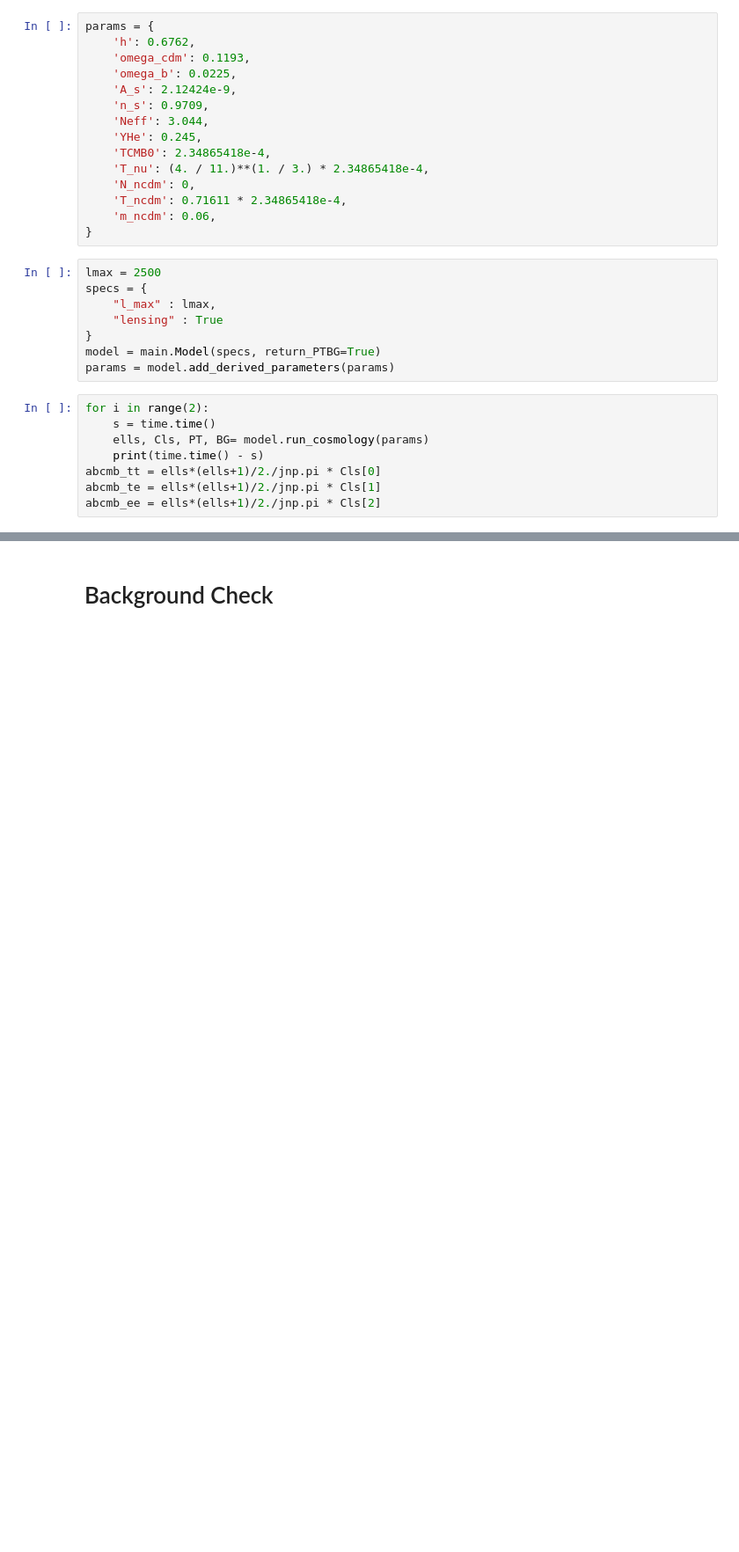
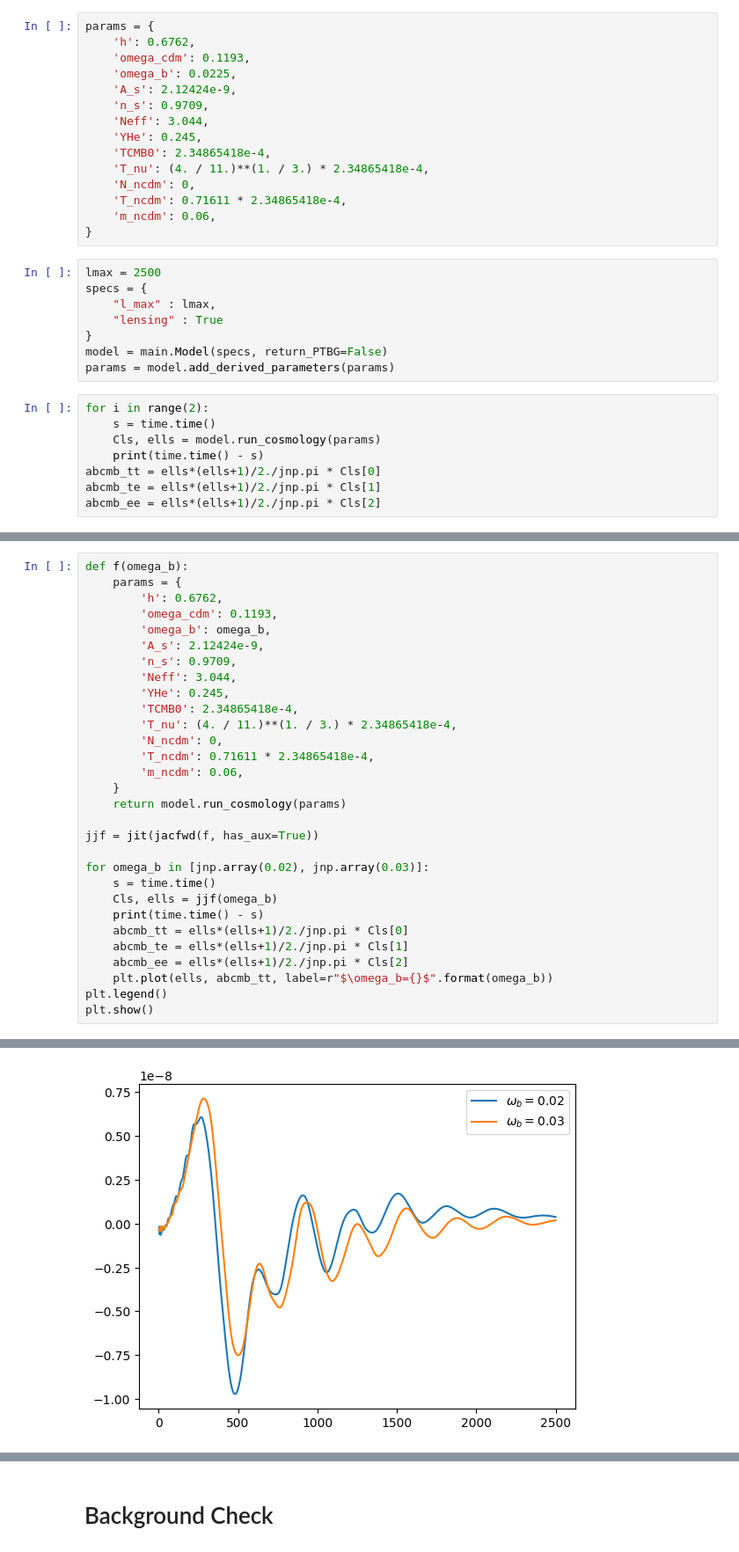
Before and after one commit to cgiovanetti/ABCMB-k, a Jupyter notebook: Module_Tests/spectrum_test.ipynb, the cells around one changed output, grey strips where cells are left out. Shown at 88% size. Saved outputs shown, nothing was run; the diff lists cells and outputs as text; blank space fills up the shorter version.

```diff
--- a/Module_Tests/spectrum_test.ipynb
+++ b/Module_Tests/spectrum_test.ipynb
@@ -65,12 +47,12 @@ specs = {
     "l_max" : lmax,
     "lensing" : True
 }
-model = main.Model(specs, return_PTBG=True)
+model = main.Model(specs, return_PTBG=False)
 params = model.add_derived_parameters(params)
 # %%
 for i in range(2):
     s = time.time()
-    ells, Cls, PT, BG= model.run_cosmology(params)
+    Cls, ells = model.run_cosmology(params)
     print(time.time() - s)
 abcmb_tt = ells*(ells+1)/2./jnp.pi * Cls[0]
 abcmb_te = ells*(ells+1)/2./jnp.pi * Cls[1]
@@ -80,0 +63,31 @@ abcmb_ee = ells*(ells+1)/2./jnp.pi * Cls[2]
+# %%
+def f(omega_b):
+    params = {
+        'h': 0.6762,
+        'omega_cdm': 0.1193,
+        'omega_b': omega_b,
+        'A_s': 2.12424e-9,
+        'n_s': 0.9709,
+        'Neff': 3.044,
+        'YHe': 0.245,
+        'TCMB0': 2.34865418e-4,
+        'T_nu': (4. / 11.)**(1. / 3.) * 2.34865418e-4,
+        'N_ncdm': 0,
+        'T_ncdm': 0.71611 * 2.34865418e-4,
+        'm_ncdm': 0.06,
+    }
+    return model.run_cosmology(params)
+
+jjf = jit(jacfwd(f, has_aux=True))
+
+for omega_b in [jnp.array(0.02), jnp.array(0.03)]:
+    s = time.time()
+    Cls, ells = jjf(omega_b)
+    print(time.time() - s)
+    abcmb_tt = ells*(ells+1)/2./jnp.pi * Cls[0]
+    abcmb_te = ells*(ells+1)/2./jnp.pi * Cls[1]
+    abcmb_ee = ells*(ells+1)/2./jnp.pi * Cls[2]
+    plt.plot(ells, abcmb_tt, label=r"$\omega_b={}$".format(omega_b))
+plt.legend()
+plt.show()
+# %% [output]
@@ -81,3 +96,4 @@ abcmb_ee = ells*(ells+1)/2./jnp.pi * Cls[2]
+[figure, added]
 # %%
 for i in range(1):
     s = time.time()
```
Also changed, not shown: parts of 3 cells of this notebook, 3 other files.
